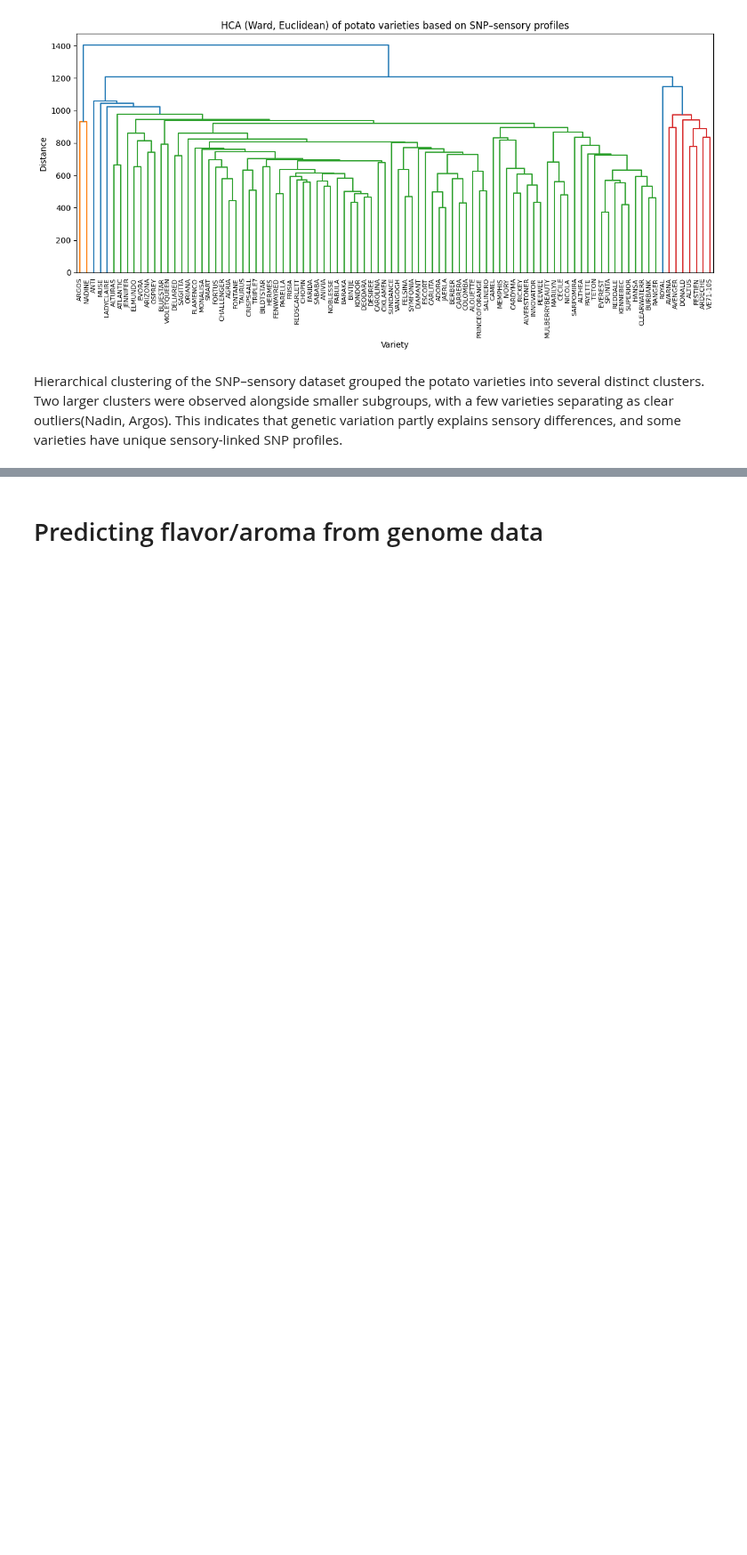
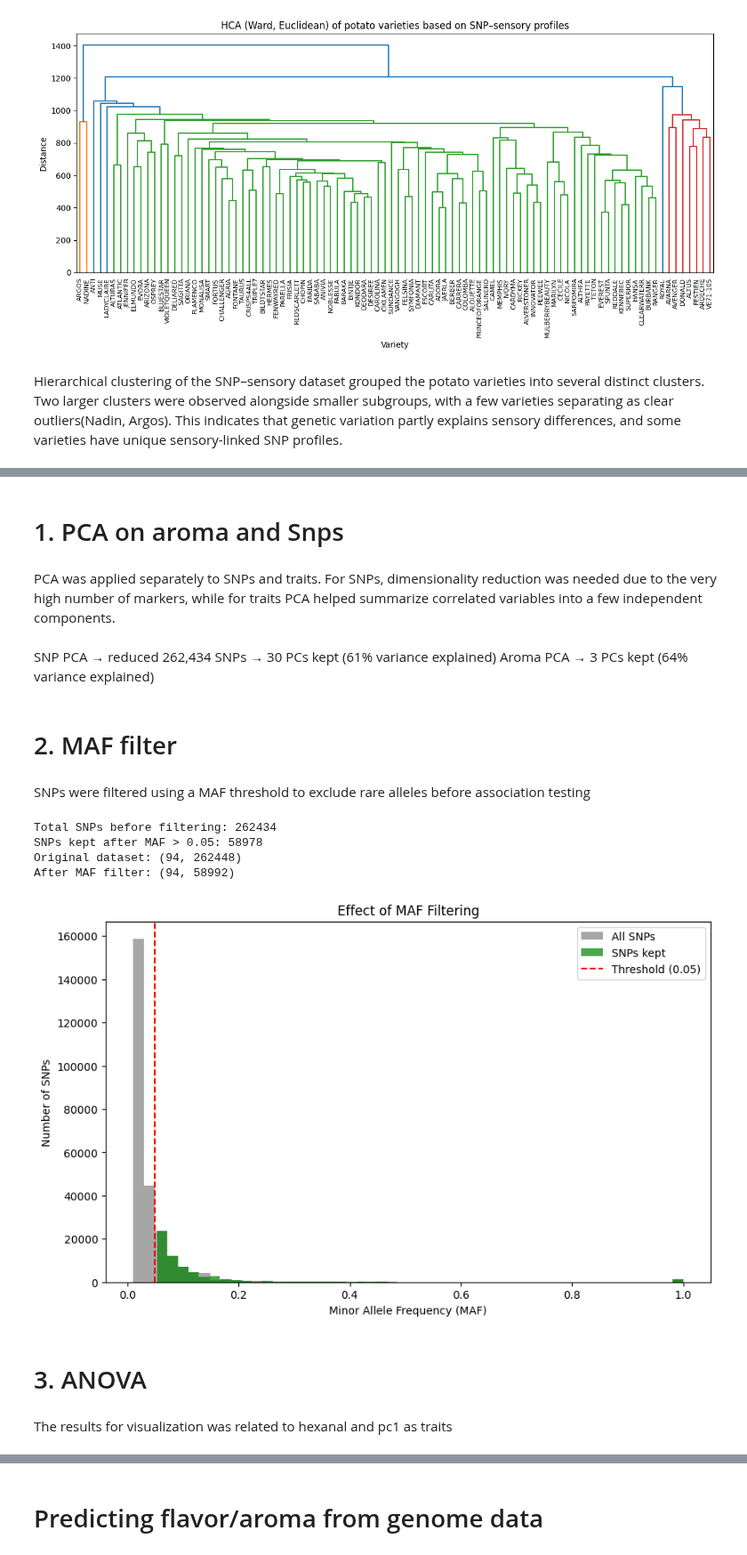
Before and after one commit to Fatemeh1362/internship, a Jupyter notebook: gene_model_biorep1.ipynb, the cells around one changed output, grey strips where cells are left out. Shown at 89% size. Saved outputs shown, nothing was run; the diff lists cells and outputs as text; code cells hidden in the pictures; blank space fills up the shorter version.

Commit message:
Update gene_model_biorep1.ipynb
Multi-trait / multivariate association feature selection

```diff
--- a/gene_model_biorep1.ipynb
+++ b/gene_model_biorep1.ipynb
@@ -423,0 +454,51 @@ print("\nCluster sizes:\n", pd.Series(clusters, index=merged_snp_sensory.index).
+# %% [markdown]
+# 1. PCA on aroma and Snps
+# %% [markdown]
+PCA was applied separately to SNPs and traits. For SNPs, dimensionality reduction was needed due to the very high number of markers, while for traits PCA helped summarize correlated variables into a few independent components.
+# %% [markdown]
+SNP PCA → reduced 262,434 SNPs → 30 PCs kept (61% variance explained)
+Aroma PCA → 3 PCs kept (64% variance explained)
+# %% [markdown]
+# 2. MAF filter
+# %% [markdown]
+SNPs were filtered using a MAF threshold to exclude rare alleles before association testing
+# %%
+# Identify SNP columns
+snp_cols = [c for c in merged_snp_aroma.columns if c.startswith("GEN__")]
+print(f"Total SNPs before filtering: {len(snp_cols)}")
+
+# Compute MAF
+maf = merged_snp_aroma[snp_cols].apply(
+    lambda x: x.value_counts(normalize=True).min(), axis=0
+)
+# Apply filter (keep SNPs with MAF > 0.05)
+snp_keep = maf[maf > 0.05].index.tolist()
+print(f"SNPs kept after MAF > 0.05: {len(snp_keep)}")
+
+# Filter dataset
+merged_maf = merged_snp_aroma[snp_keep + [c for c in merged_snp_aroma.columns if not c.startswith("GEN__")]]
+
+# Quick summary
+print("Original dataset:", merged_snp_aroma.shape)
+print("After MAF filter:", merged_maf.shape)
+
+# Plot MAF distribution
+plt.figure(figsize=(10,6))
+plt.hist(maf.values, bins=50, alpha=0.7, color="gray", label="All SNPs")
+plt.hist(maf[snp_keep].values, bins=50, alpha=0.7, color="green", label="SNPs kept")
+plt.axvline(0.05, color="red", linestyle="--", label="Threshold (0.05)")
+plt.xlabel("Minor Allele Frequency (MAF)")
+plt.ylabel("Number of SNPs")
+plt.title("Effect of MAF Filtering")
+plt.legend()
+plt.show()
+# %% [output]
+Total SNPs before filtering: 262434
+SNPs kept after MAF > 0.05: 58978
+Original dataset: (94, 262448)
+After MAF filter: (94, 58992)
+[figure, added]
+# %% [markdown]
+# 3. ANOVA
+# %% [markdown]
+The results for visualization was related to hexanal and pc1 as traits
```
Also changed, not shown: parts of 20 cells of this notebook.
